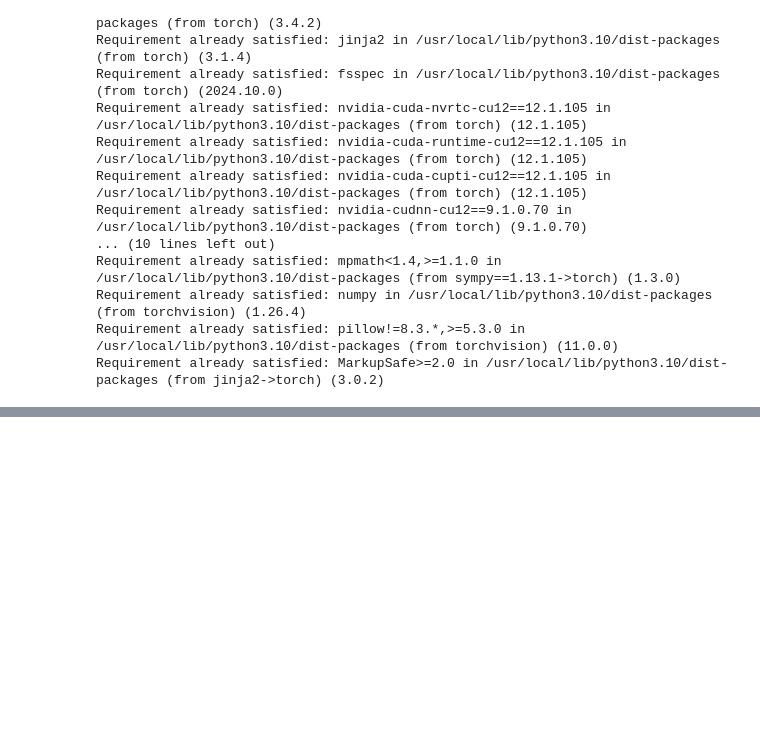
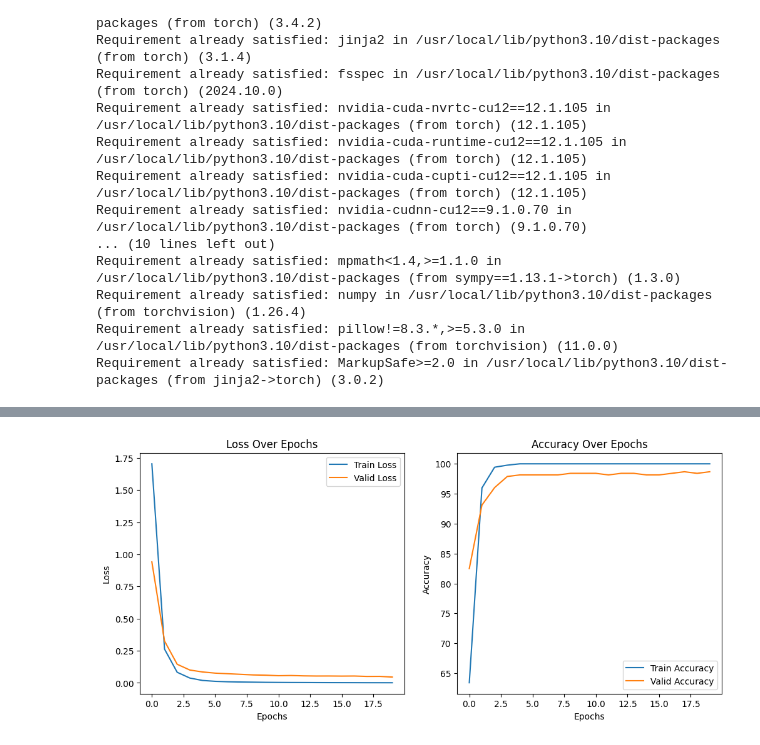
Before and after one commit to bryanmax9/SignLangClassifier, a Jupyter notebook: SignLanguageClassificationProject.ipynb, the cells around one changed output, grey strips where cells are left out. Drawn from its saved outputs; the diff is of its cells as text; code cells hidden in the pictures; blank space fills up the shorter version.

```diff
--- a/SignLanguageClassificationProject.ipynb
+++ b/SignLanguageClassificationProject.ipynb
@@ -230,0 +1258,23 @@ torch.Size([1, 3, 224, 224])
+# %%
+# Step 6: Load Dataset
+data_dir = "/content/asl_dataset/asl_dataset"
+classes = list(map(str, range(10))) + list("abcdefghijklmnopqrstuvwxyz")
+asl_dataset = ASLDataset(data_dir, classes, transform=None)
+
+# Split Dataset
+train_size = int(0.7 * len(asl_dataset))
+valid_size = int(0.15 * len(asl_dataset))
+test_size = len(asl_dataset) - train_size - valid_size
+
+train_dataset, valid_dataset, test_dataset = random_split(
+    asl_dataset, [train_size, valid_size, test_size], generator=torch.Generator().manual_seed(42)
+)
+
+train_dataset.dataset.transform = train_transform
+valid_dataset.dataset.transform = test_transform
+test_dataset.dataset.transform = test_transform
+
+# DataLoader
+batch_size = 64
+train_loader = DataLoader(train_dataset, batch_size=batch_size, shuffle=True, num_workers=4, pin_memory=True)
+valid_loader = DataLoader(valid_dataset, batch_size=batch_size, shuffle=False, num_workers=4, pin_memory=True)
@@ -230,0 +1485,22 @@ torch.Size([1, 3, 224, 224])
+# %%
+# Step 7: Plot Loss and Accuracy
+plt.figure(figsize=(12, 5))
+plt.subplot(1, 2, 1)
+plt.plot(train_losses, label='Train Loss')
+plt.plot(valid_losses, label='Valid Loss')
+plt.title('Loss Over Epochs')
+plt.xlabel('Epochs')
+plt.ylabel('Loss')
+plt.legend()
+
+plt.subplot(1, 2, 2)
+plt.plot(train_accuracies, label='Train Accuracy')
+plt.plot(valid_accuracies, label='Valid Accuracy')
+plt.title('Accuracy Over Epochs')
+plt.xlabel('Epochs')
+plt.ylabel('Accuracy')
+plt.legend()
+
+plt.show()
+# %% [output]
+[figure, added]
```
Also changed, not shown: parts of 86 cells of this notebook.
